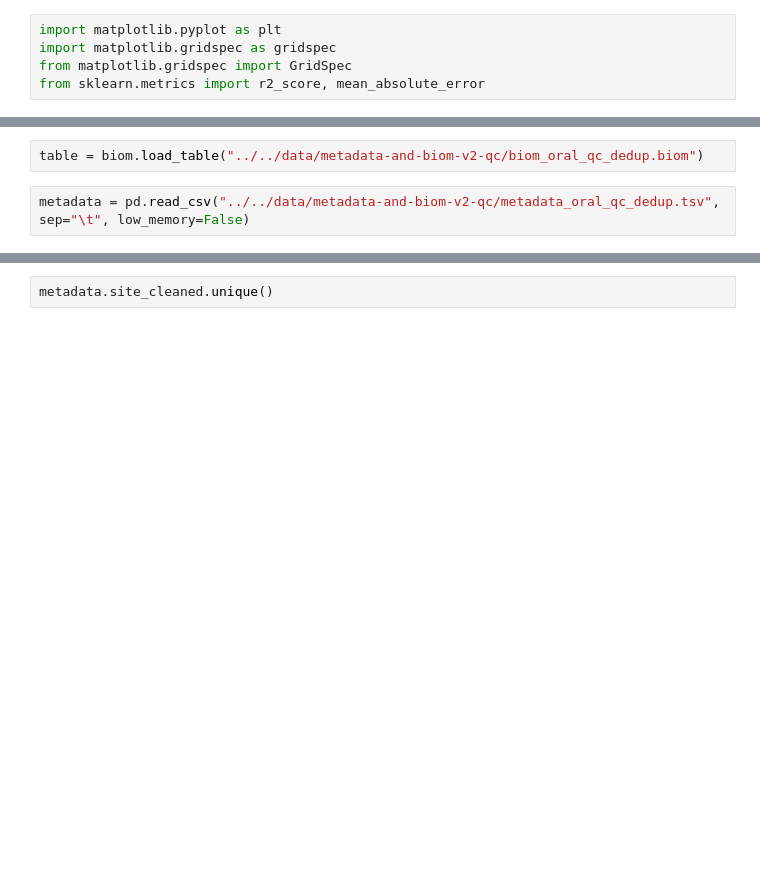
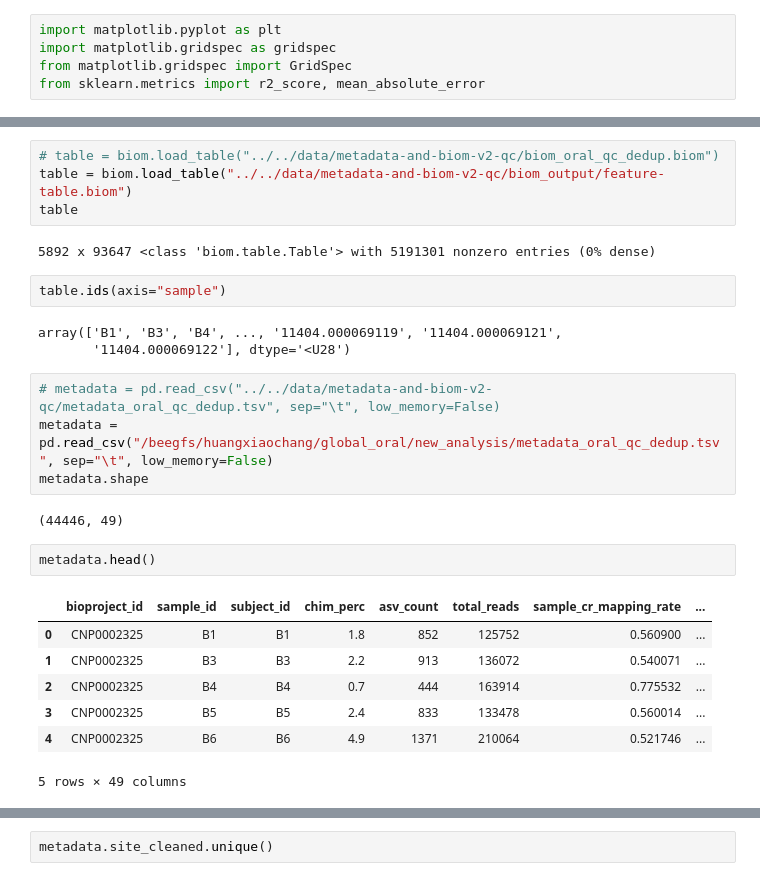
Before and after one commit to xu-research-lab/global-oral-microbiome, a Jupyter notebook: script/age_prediction/age_predict.ipynb, the cells around one changed output, grey strips where cells are left out. Cells and saved outputs as stored; diff of their text form; blank space fills up the shorter version.

```diff
--- a/script/age_prediction/age_predict.ipynb
+++ b/script/age_prediction/age_predict.ipynb
@@ -17,7 +41,30 @@ from sklearn.metrics import r2_score, mean_absolute_error
 # %%
-table = biom.load_table("../../data/metadata-and-biom-v2-qc/biom_oral_qc_dedup.biom")
+# table = biom.load_table("../../data/metadata-and-biom-v2-qc/biom_oral_qc_dedup.biom")
+table = biom.load_table("../../data/metadata-and-biom-v2-qc/biom_output/feature-table.biom")
+table
+# %% [output]
+5892 x 93647 <class 'biom.table.Table'> with 5191301 nonzero entries (0% dense)
+# %%
+table.ids(axis="sample")
+# %% [output]
+array(['B1', 'B3', 'B4', ..., '11404.000069119', '11404.000069121',
+       '11404.000069122'], dtype='<U28')
 # %%
-metadata = pd.read_csv("../../data/metadata-and-biom-v2-qc/metadata_oral_qc_dedup.tsv", sep="\t", low_memory=False)
+# metadata = pd.read_csv("../../data/metadata-and-biom-v2-qc/metadata_oral_qc_dedup.tsv", sep="\t", low_memory=False)
+metadata = pd.read_csv("/beegfs/huangxiaochang/global_oral/new_analysis/metadata_oral_qc_dedup.tsv", sep="\t", low_memory=False)
+metadata.shape
+# %% [output]
+(44446, 49)
+# %%
+metadata.head()
+# %% [output]
+|  | bioproject_id | sample_id | subject_id | chim_perc | asv_count | total_reads | sample_cr_mapping_rate | ... |
+| 0 | CNP0002325 | B1 | B1 | 1.8 | 852 | 125752 | 0.560900 | ... |
+| 1 | CNP0002325 | B3 | B3 | 2.2 | 913 | 136072 | 0.540071 | ... |
+| 2 | CNP0002325 | B4 | B4 | 0.7 | 444 | 163914 | 0.775532 | ... |
+| 3 | CNP0002325 | B5 | B5 | 2.4 | 833 | 133478 | 0.560014 | ... |
+| 4 | CNP0002325 | B6 | B6 | 4.9 | 1371 | 210064 | 0.521746 | ... |
+5 rows × 49 columns
 # %%
 metadata.columns
 # %% [output]
```
Also changed, not shown: parts of 26 cells of this notebook, 4 other files.
